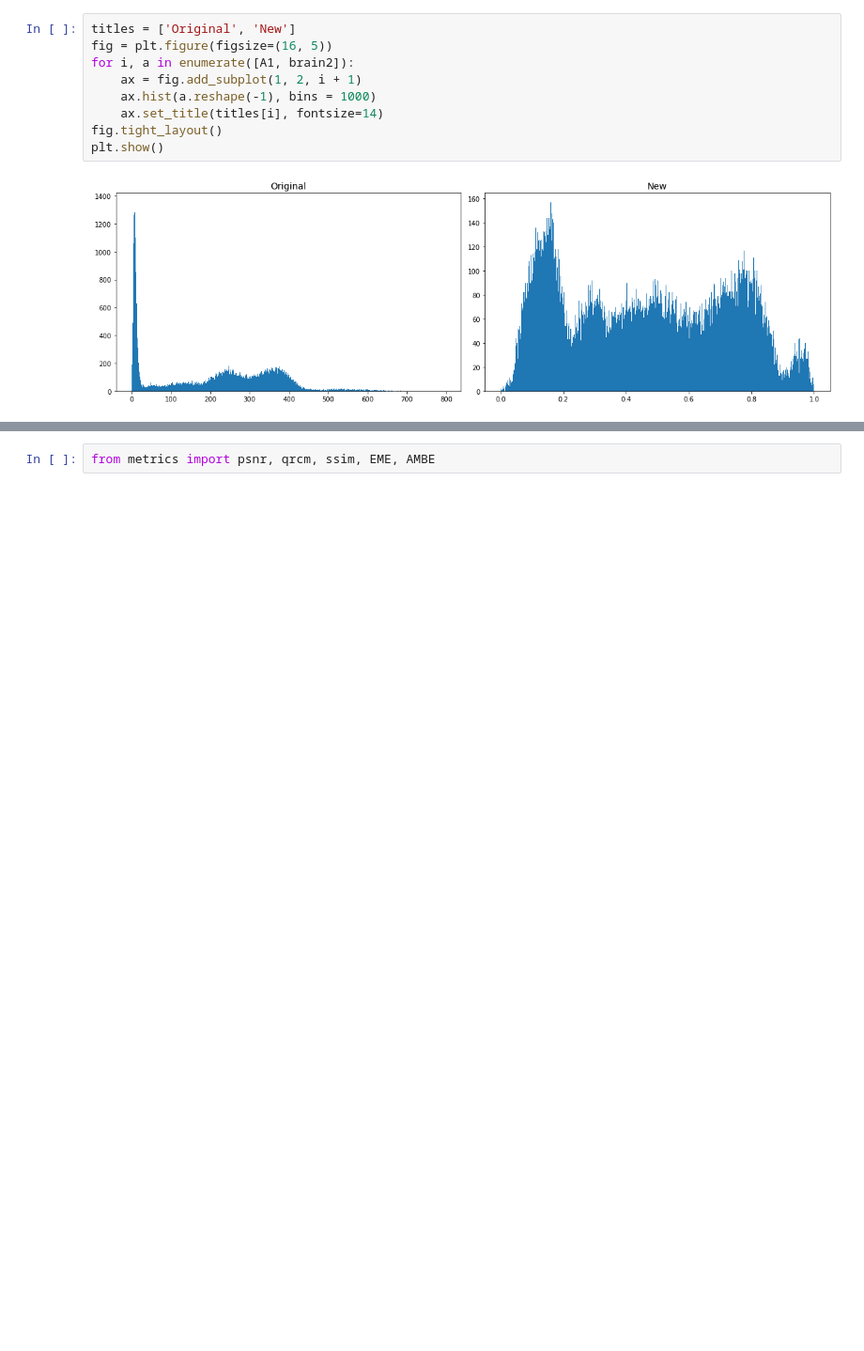
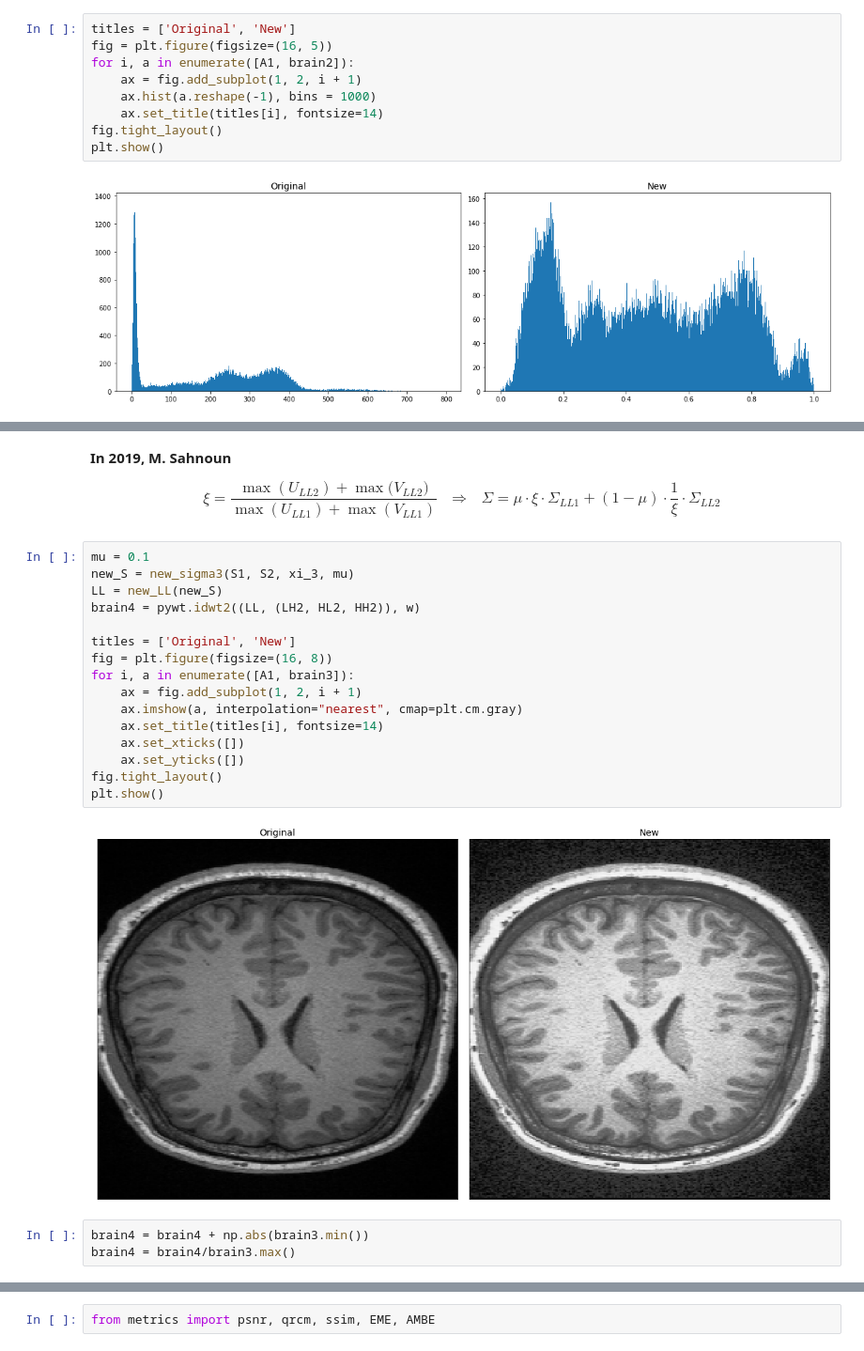
Before and after one commit to mrugnivenko/Skoltech-NLA-MRI, a Jupyter notebook: MRI-contrast-Copy1.ipynb, the cells around one changed output, grey strips where cells are left out. Shown at 94% size. Drawn from its saved outputs; the diff is of its cells as text; blank space fills up the shorter version.

```diff
--- a/MRI-contrast-Copy1.ipynb
+++ b/MRI-contrast-Copy1.ipynb
@@ -302,0 +360,25 @@ plt.show()
+# %% [markdown]
+**In 2019, M. Sahnoun**
+
+$$\xi = \frac{\max{(U_{LL2})}+\max{(V_{LL2}})}{\max{(U_{LL1})}+\max{(V_{LL1})}}~~~ \Rightarrow~~~ \Sigma = \mu\cdot\xi\cdot \Sigma_{LL1}+(1-\mu)\cdot\frac{1}{\xi}\cdot \Sigma_{LL2}$$
+# %%
+mu = 0.1
+new_S = new_sigma3(S1, S2, xi_3, mu)
+LL = new_LL(new_S)
+brain4 = pywt.idwt2((LL, (LH2, HL2, HH2)), w)
+
+titles = ['Original', 'New']
+fig = plt.figure(figsize=(16, 8))
+for i, a in enumerate([A1, brain3]):
+    ax = fig.add_subplot(1, 2, i + 1)
+    ax.imshow(a, interpolation="nearest", cmap=plt.cm.gray)
+    ax.set_title(titles[i], fontsize=14)
+    ax.set_xticks([])
+    ax.set_yticks([])
+fig.tight_layout()
+plt.show()
+# %% [output]
+[figure, added]
+# %%
+brain4 = brain4 + np.abs(brain3.min())
+brain4 = brain4/brain3.max()
```
Also changed, not shown: parts of 40 cells of this notebook, 8 other files.
